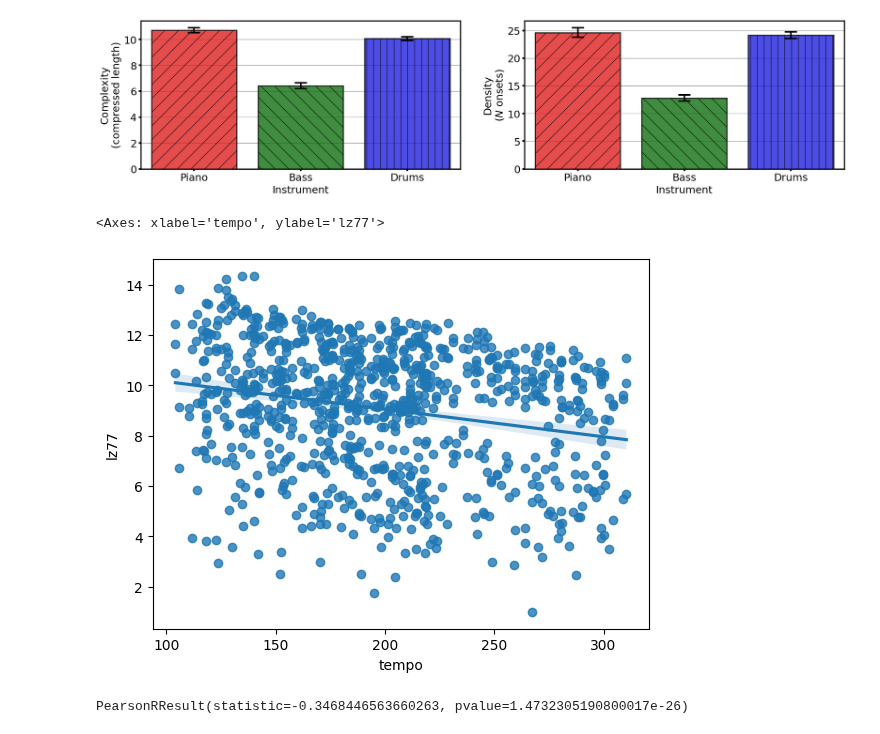
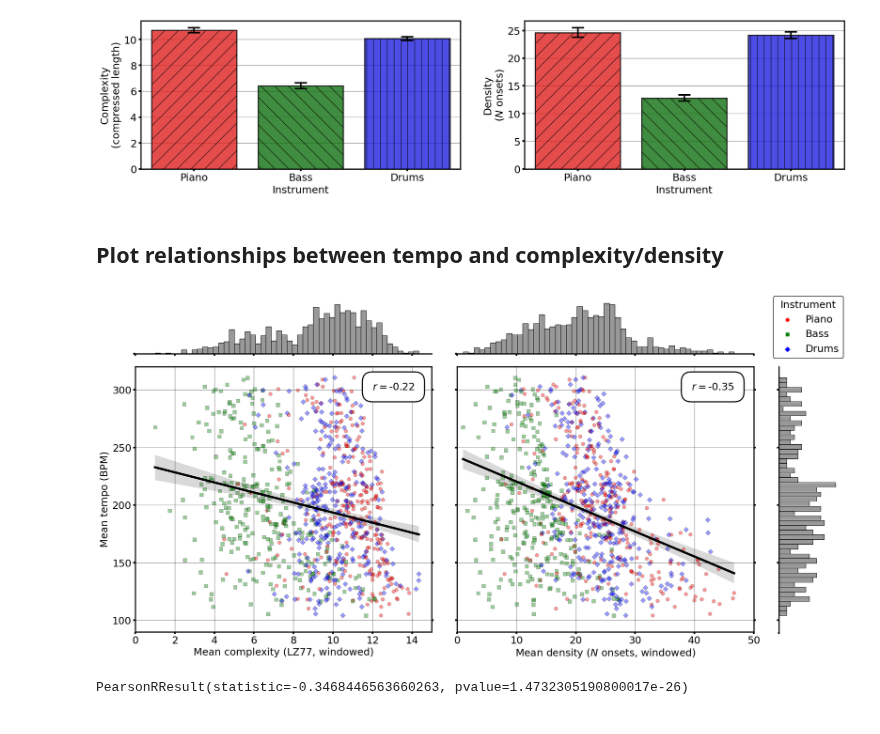
Before and after one commit to HuwCheston/Jazz-Trio-Database, a Jupyter notebook: notebooks/0.1-cheston-ioi-complexity.ipynb, the cells around one changed output. Drawn from its saved outputs; the diff is of its cells as text; code cells hidden in the pictures.

```diff
--- a/notebooks/0.1-cheston-ioi-complexity.ipynb
+++ b/notebooks/0.1-cheston-ioi-complexity.ipynb
@@ -143,11 +132,13 @@ piano lz77 10.539062038625607 10.708304075130213 10.932478821914266
 BarPlotComplexityDensity(average).create_plot()
 # %% [output]
 [figure]
-# %%
-sns.regplot(average, x='tempo', y='lz77')
-# %% [output]
-<Axes: xlabel='tempo', ylabel='lz77'>
-[figure, removed]
+# %% [markdown]
+## Plot relationships between tempo and complexity/density
+# %%
+RegPlotTempoDensityComplexity(average).create_plot()
+plt.show()
+# %% [output]
+[figure, added]
 # %%
 stats.pearsonr(average.dropna()['tempo'], average.dropna()['n_onsets'])
 # %% [output]
```
Also changed, not shown: parts of 4 cells of this notebook, 1 other file.
